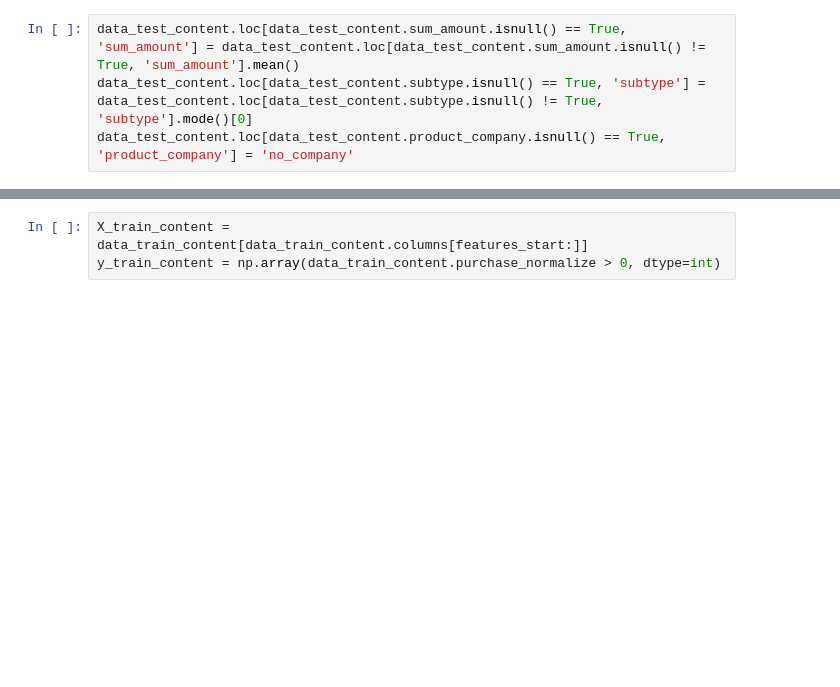
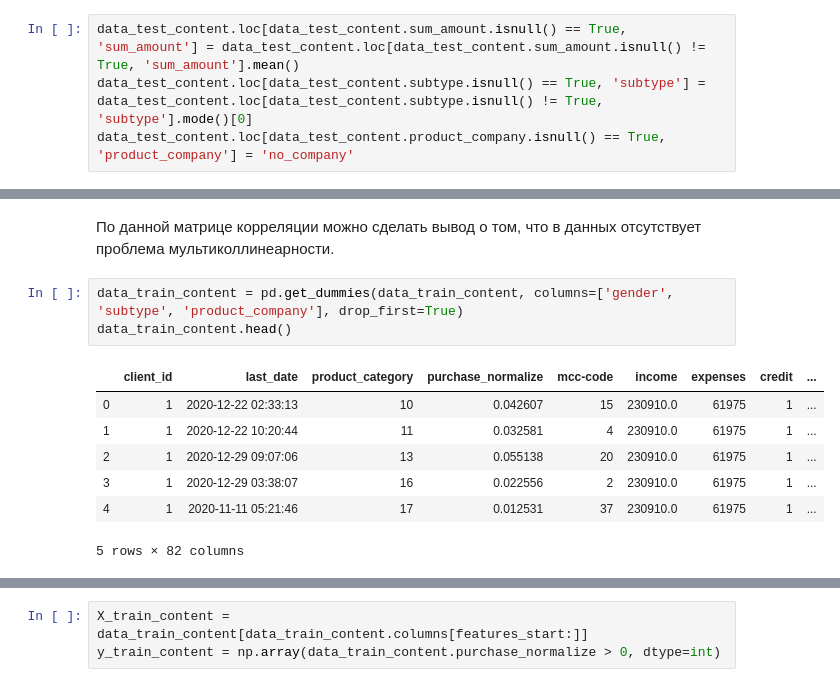
Before and after one commit to AleksandrRadist/RecommendationSystem, a Jupyter notebook: model/recommendation_model.ipynb, the cells around one changed output, grey strips where cells are left out. Drawn from its saved outputs; the diff is of its cells as text; blank space fills up the shorter version.

```diff
--- a/model/recommendation_model.ipynb
+++ b/model/recommendation_model.ipynb
@@ -924,0 +942,13 @@ data_test_content.loc[data_test_content.product_company.isnull() == True, 'produ
+# %% [markdown]
+По данной матрице корреляции можно сделать вывод о том, что в данных отсутствует проблема мультиколлинеарности.
+# %%
+data_train_content = pd.get_dummies(data_train_content, columns=['gender', 'subtype', 'product_company'], drop_first=True)
+data_train_content.head()
+# %% [output]
+|  | client_id | last_date | product_category | purchase_normalize | mcc-code | income | expenses | credit | ... |
+| 0 | 1 | 2020-12-22 02:33:13 | 10 | 0.042607 | 15 | 230910.0 | 61975 | 1 | ... |
+| 1 | 1 | 2020-12-22 10:20:44 | 11 | 0.032581 | 4 | 230910.0 | 61975 | 1 | ... |
+| 2 | 1 | 2020-12-29 09:07:06 | 13 | 0.055138 | 20 | 230910.0 | 61975 | 1 | ... |
+| 3 | 1 | 2020-12-29 03:38:07 | 16 | 0.022556 | 2 | 230910.0 | 61975 | 1 | ... |
+| 4 | 1 | 2020-11-11 05:21:46 | 17 | 0.012531 | 37 | 230910.0 | 61975 | 1 | ... |
+5 rows × 82 columns
```
Also changed, not shown: parts of 15 cells of this notebook, 5 other files.
